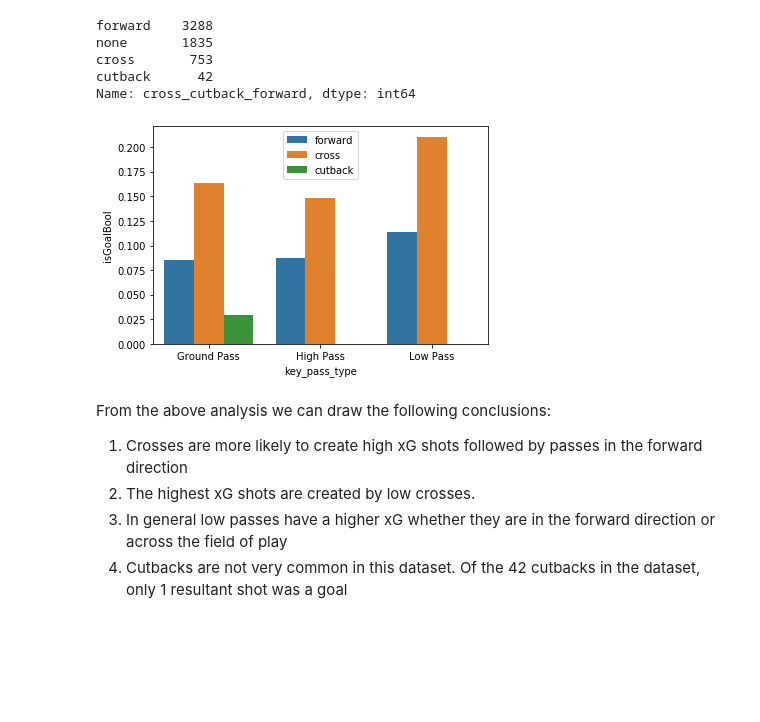
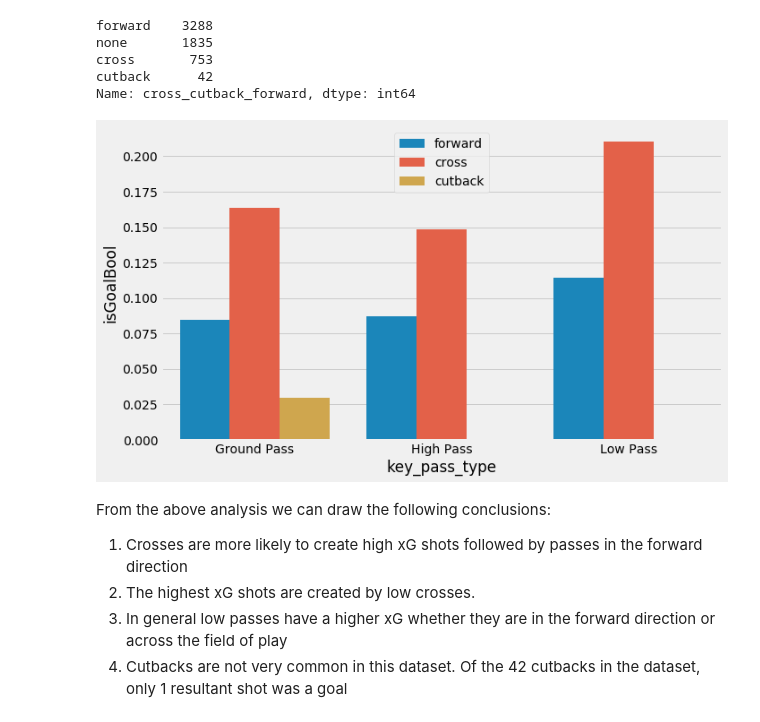
Before and after one commit to j-v-n/Springboard, a Jupyter notebook: capstone_projects/capstone1/data_storytelling.ipynb, the cells around one changed output. Saved outputs shown, nothing was run; the diff lists cells and outputs as text; code cells hidden in the pictures; blank space fills up the shorter version.

```diff
--- a/capstone_projects/capstone1/data_storytelling.ipynb
+++ b/capstone_projects/capstone1/data_storytelling.ipynb
@@ -69,6 +69,7 @@ import matplotlib.pyplot as plt
 import seaborn as sns
 %matplotlib inline
 pd.options.display.max_columns = 15
+plt.style.use('fivethirtyeight')
 # %% [markdown]
 ### Step 2 - Reading the pickled dataframe
 # %%
@@ -432,10 +434,11 @@ cutback      42
 Name: cross_cutback_forward, dtype: int64
 # %%
 filt = df['cross_cutback_forward']=='none'
+fig = plt.figure(figsize=(10,6))
 sns.barplot(x='key_pass_type',y='isGoalBool',hue='cross_cutback_forward',ci=None,data=df[~filt])
 plt.legend(loc='upper center');
 # %% [output]
-[figure, old version]
+[figure, new version]
 # %% [markdown]
 From the above analysis we can draw the following conclusions:
 1. Crosses are more likely to create high xG shots followed by passes in the forward direction
```
Also changed, not shown: parts of 14 cells of this notebook, 2 other files.
